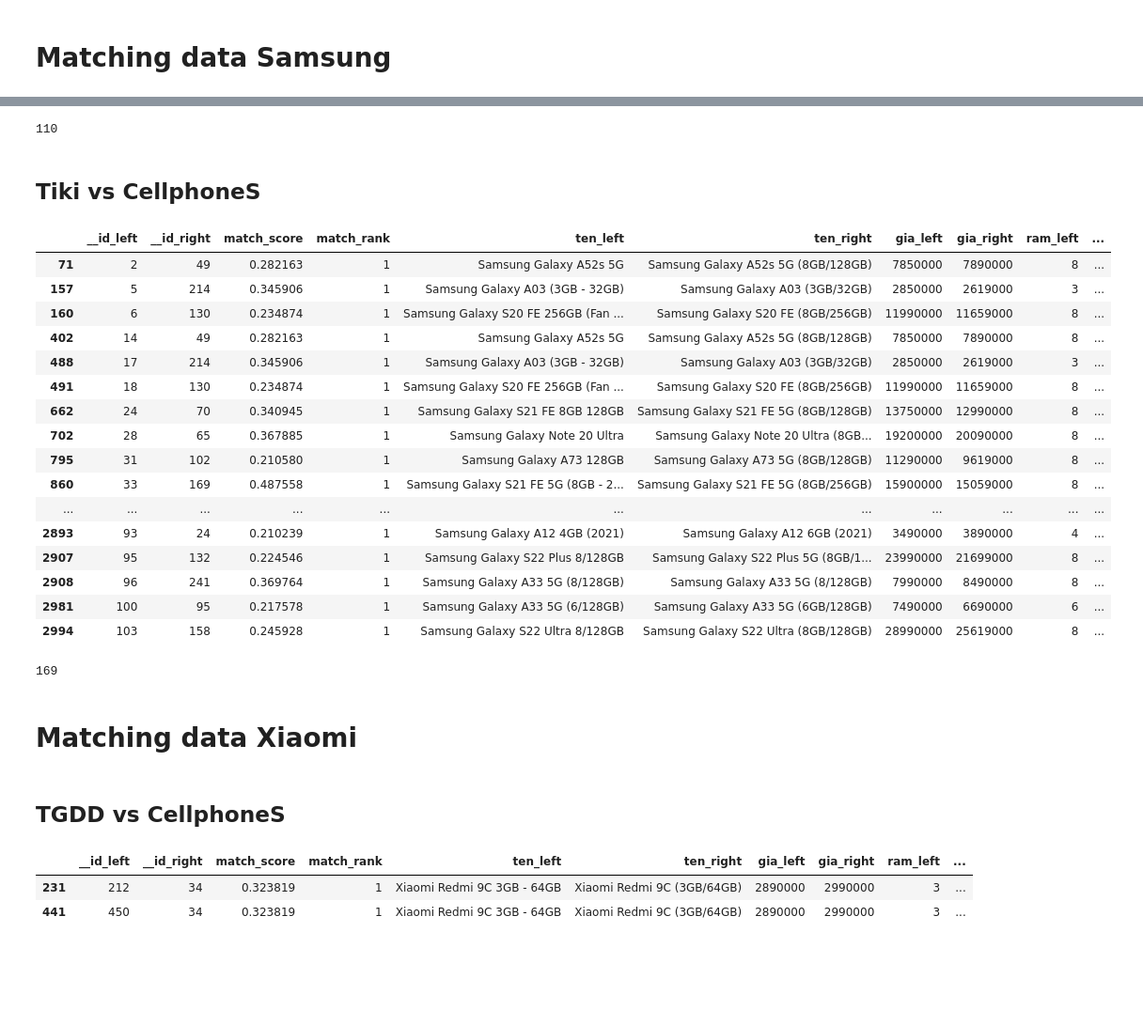
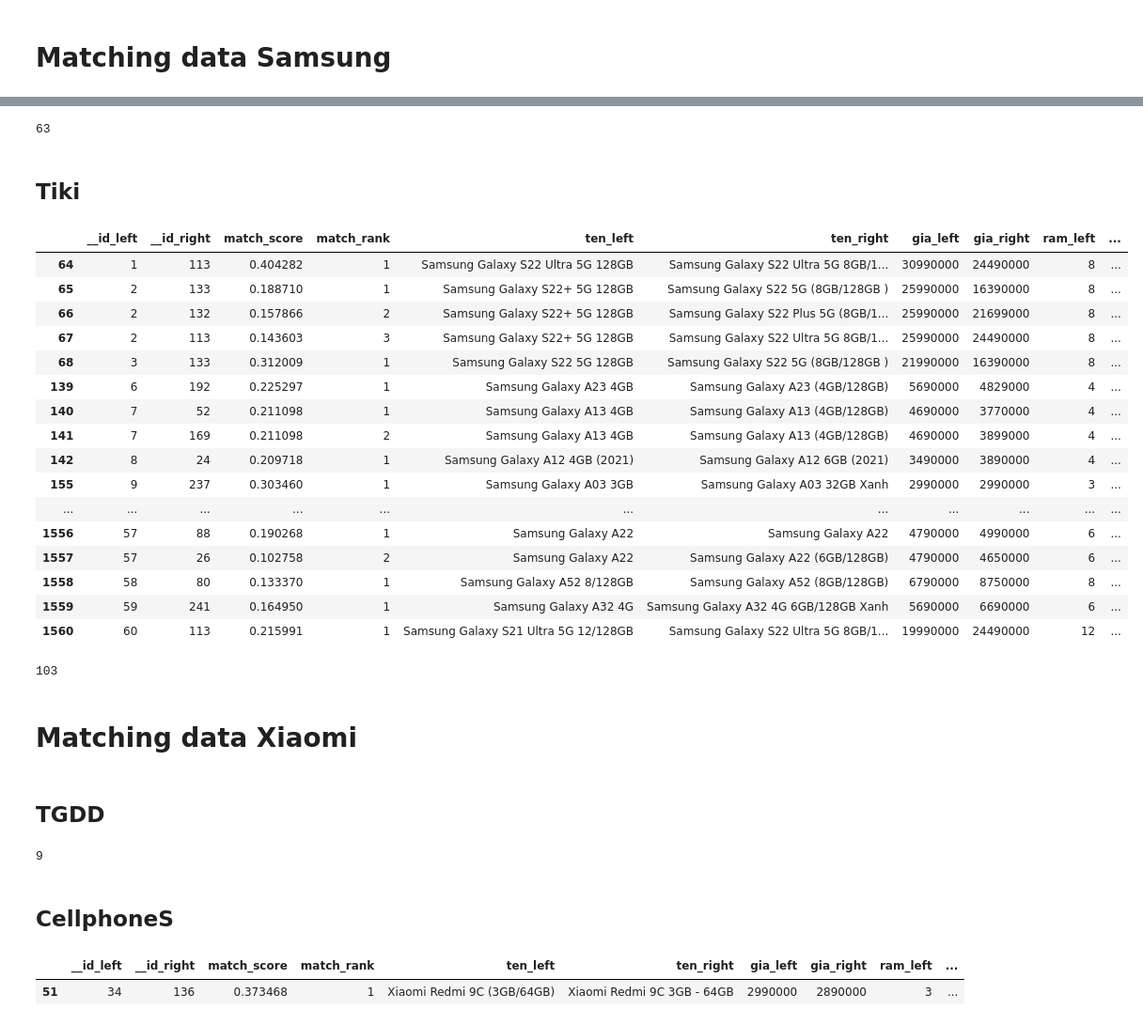
Before and after one commit to tqgminh/data_integration, a Jupyter notebook: data_matching.ipynb, the cells around one changed output, grey strips where cells are left out. Shown at 94% size. Cells and saved outputs as stored; diff of their text form; code cells hidden in the pictures; blank space fills up the shorter version.

Commit message:
data matching

```diff
--- a/data_matching.ipynb
+++ b/data_matching.ipynb
@@ -161,0 +155,3 @@ print(len(apple_df))
+# %%
+ss_df = ss_tgdd_df
+len(ss_df)
@@ -179,8 +174,10 @@ ss_matcher
 # %%
-values = ss_matcher['__id_right'].tolist()
-ss_tgdd_df = ss_tgdd_df.query("id not in @values")
+values = ss_matcher['__id_right'].unique().tolist()
+values.remove(112)
+values.remove(39)
+ss_cps_df = ss_cps_df.query("id not in @values")
 
-ss_df = pd.concat([ss_cps_df, ss_tgdd_df])
+ss_df = pd.concat([ss_df, ss_cps_df])
 ss_df = ss_df.reset_index(drop=True)
 ss_df['id'] = ss_df.index
 print(len(ss_df))
@@ -214,5 +210,10 @@ ss_matcher
 # %%
-values = ss_matcher['__id_right'].tolist()
+values = ss_matcher['__id_right'].unique().tolist()
+values.remove(61)
+values.remove(53)
+values.remove(59)
+values.remove(14)
+values.remove(111)
 ss_vt_df = ss_vt_df.query("id not in @values")
 
 ss_df = pd.concat([ss_df, ss_vt_df])
@@ -220,34 +221,36 @@ ss_df = ss_df.reset_index(drop=True)
 ss_df['id'] = ss_df.index
 print(len(ss_df))
 # %% [output]
-110
+63
 # %% [markdown]
-## Tiki vs CellphoneS
+## Tiki
 # %%
 ss_matcher = fuzzymatcher.link_table(ss_df, ss_tiki_df, left_on, right_on, left_id_col = "id", right_id_col = "id")
-ss_matcher = ss_matcher[ss_matcher['match_score'] > 0.2]
-ss_matcher = ss_matcher[ss_matcher['match_rank'] == 1]
+ss_matcher = ss_matcher[ss_matcher['match_score'] > 0.1]
 ss_matcher
 # %% [output]
 |  | __id_left | __id_right | match_score | match_rank | ten_left | ten_right | gia_left | gia_right | ram_left | ... |
-| 71 | 2 | 49 | 0.282163 | 1 | Samsung Galaxy A52s 5G | Samsung Galaxy A52s 5G (8GB/128GB) | 7850000 | 7890000 | 8 | ... |
-| 157 | 5 | 214 | 0.345906 | 1 | Samsung Galaxy A03 (3GB - 32GB) | Samsung Galaxy A03 (3GB/32GB) | 2850000 | 2619000 | 3 | ... |
-| 160 | 6 | 130 | 0.234874 | 1 | Samsung Galaxy S20 FE 256GB (Fan ... | Samsung Galaxy S20 FE (8GB/256GB) | 11990000 | 11659000 | 8 | ... |
-| 402 | 14 | 49 | 0.282163 | 1 | Samsung Galaxy A52s 5G | Samsung Galaxy A52s 5G (8GB/128GB) | 7850000 | 7890000 | 8 | ... |
-| 488 | 17 | 214 | 0.345906 | 1 | Samsung Galaxy A03 (3GB - 32GB) | Samsung Galaxy A03 (3GB/32GB) | 2850000 | 2619000 | 3 | ... |
-| 491 | 18 | 130 | 0.234874 | 1 | Samsung Galaxy S20 FE 256GB (Fan ... | Samsung Galaxy S20 FE (8GB/256GB) | 11990000 | 11659000 | 8 | ... |
-| 662 | 24 | 70 | 0.340945 | 1 | Samsung Galaxy S21 FE 8GB 128GB | Samsung Galaxy S21 FE 5G (8GB/128GB) | 13750000 | 12990000 | 8 | ... |
-| 702 | 28 | 65 | 0.367885 | 1 | Samsung Galaxy Note 20 Ultra | Samsung Galaxy Note 20 Ultra (8GB... | 19200000 | 20090000 | 8 | ... |
-| 795 | 31 | 102 | 0.210580 | 1 | Samsung Galaxy A73 128GB | Samsung Galaxy A73 5G (8GB/128GB) | 11290000 | 9619000 | 8 | ... |
-| 860 | 33 | 169 | 0.487558 | 1 | Samsung Galaxy S21 FE 5G (8GB - 2... | Samsung Galaxy S21 FE 5G (8GB/256GB) | 15900000 | 15059000 | 8 | ... |
+| 64 | 1 | 113 | 0.404282 | 1 | Samsung Galaxy S22 Ultra 5G 128GB | Samsung Galaxy S22 Ultra 5G 8GB/1... | 30990000 | 24490000 | 8 | ... |
+| 65 | 2 | 133 | 0.188710 | 1 | Samsung Galaxy S22+ 5G 128GB | Samsung Galaxy S22 5G (8GB/128GB ) | 25990000 | 16390000 | 8 | ... |
+| 66 | 2 | 132 | 0.157866 | 2 | Samsung Galaxy S22+ 5G 128GB | Samsung Galaxy S22 Plus 5G (8GB/1... | 25990000 | 21699000 | 8 | ... |
+| 67 | 2 | 113 | 0.143603 | 3 | Samsung Galaxy S22+ 5G 128GB | Samsung Galaxy S22 Ultra 5G 8GB/1... | 25990000 | 24490000 | 8 | ... |
+| 68 | 3 | 133 | 0.312009 | 1 | Samsung Galaxy S22 5G 128GB | Samsung Galaxy S22 5G (8GB/128GB ) | 21990000 | 16390000 | 8 | ... |
+| 139 | 6 | 192 | 0.225297 | 1 | Samsung Galaxy A23 4GB | Samsung Galaxy A23 (4GB/128GB) | 5690000 | 4829000 | 4 | ... |
+| 140 | 7 | 52 | 0.211098 | 1 | Samsung Galaxy A13 4GB | Samsung Galaxy A13 (4GB/128GB) | 4690000 | 3770000 | 4 | ... |
+| 141 | 7 | 169 | 0.211098 | 2 | Samsung Galaxy A13 4GB | Samsung Galaxy A13 (4GB/128GB) | 4690000 | 3899000 | 4 | ... |
+| 142 | 8 | 24 | 0.209718 | 1 | Samsung Galaxy A12 4GB (2021) | Samsung Galaxy A12 6GB (2021) | 3490000 | 3890000 | 4 | ... |
+| 155 | 9 | 237 | 0.303460 | 1 | Samsung Galaxy A03 3GB | Samsung Galaxy A03 32GB Xanh | 2990000 | 2990000 | 3 | ... |
 | ... | ... | ... | ... | ... | ... | ... | ... | ... | ... | ... |
-| 2893 | 93 | 24 | 0.210239 | 1 | Samsung Galaxy A12 4GB (2021) | Samsung Galaxy A12 6GB (2021) | 3490000 | 3890000 | 4 | ... |
-| 2907 | 95 | 132 | 0.224546 | 1 | Samsung Galaxy S22 Plus 8/128GB | Samsung Galaxy S22 Plus 5G (8GB/1... | 23990000 | 21699000 | 8 | ... |
-| 2908 | 96 | 241 | 0.369764 | 1 | Samsung Galaxy A33 5G (8/128GB) | Samsung Galaxy A33 5G (8/128GB) | 7990000 | 8490000 | 8 | ... |
-| 2981 | 100 | 95 | 0.217578 | 1 | Samsung Galaxy A33 5G (6/128GB) | Samsung Galaxy A33 5G (6GB/128GB) | 7490000 | 6690000 | 6 | ... |
-| 2994 | 103 | 158 | 0.245928 | 1 | Samsung Galaxy S22 Ultra 8/128GB | Samsung Galaxy S22 Ultra (8GB/128GB) | 28990000 | 25619000 | 8 | ... |
+| 1556 | 57 | 88 | 0.190268 | 1 | Samsung Galaxy A22 | Samsung Galaxy A22 | 4790000 | 4990000 | 6 | ... |
+| 1557 | 57 | 26 | 0.102758 | 2 | Samsung Galaxy A22 | Samsung Galaxy A22 (6GB/128GB) | 4790000 | 4650000 | 6 | ... |
+| 1558 | 58 | 80 | 0.133370 | 1 | Samsung Galaxy A52 8/128GB | Samsung Galaxy A52 (8GB/128GB) | 6790000 | 8750000 | 8 | ... |
+| 1559 | 59 | 241 | 0.164950 | 1 | Samsung Galaxy A32 4G | Samsung Galaxy A32 4G 6GB/128GB Xanh | 5690000 | 6690000 | 6 | ... |
+| 1560 | 60 | 113 | 0.215991 | 1 | Samsung Galaxy S21 Ultra 5G 12/128GB | Samsung Galaxy S22 Ultra 5G 8GB/1... | 19990000 | 24490000 | 12 | ... |
 # %%
-values = ss_matcher['__id_right'].tolist()
+values = ss_matcher['__id_right'].unique().tolist()
+values.remove(169)
+values.remove(24)
+values.remove(177)
 ss_tiki_df = ss_tiki_df.query("id not in @values")
 
 ss_df = pd.concat([ss_df, ss_tiki_df])
@@ -255,17 +258,23 @@ ss_df = ss_df.reset_index(drop=True)
 ss_df['id'] = ss_df.index
 print(len(ss_df))
 # %% [output]
-169
+103
 # %% [markdown]
 # Matching data Xiaomi
 # %% [markdown]
-## TGDD vs CellphoneS
+## TGDD
+# %%
+xiaomi_df = xiaomi_tgdd_df
+len(xiaomi_df)
+# %% [output]
+9
+# %% [markdown]
+## CellphoneS
 # %%
-xiaomi_matcher = fuzzymatcher.link_table(xiaomi_cps_df, xiaomi_tgdd_df, left_on, right_on, left_id_col = "id", right_id_col = "id")
+xiaomi_matcher = fuzzymatcher.link_table(xiaomi_df, xiaomi_cps_df, left_on, right_on, left_id_col = "id", right_id_col = "id")
 xiaomi_matcher = xiaomi_matcher[xiaomi_matcher['match_score'] > 0.3]
 xiaomi_matcher
 # %% [output]
 |  | __id_left | __id_right | match_score | match_rank | ten_left | ten_right | gia_left | gia_right | ram_left | ... |
-| 231 | 212 | 34 | 0.323819 | 1 | Xiaomi Redmi 9C 3GB - 64GB | Xiaomi Redmi 9C (3GB/64GB) | 2890000 | 2990000 | 3 | ... |
-| 441 | 450 | 34 | 0.323819 | 1 | Xiaomi Redmi 9C 3GB - 64GB | Xiaomi Redmi 9C (3GB/64GB) | 2890000 | 2990000 | 3 | ... |
+| 51 | 34 | 136 | 0.373468 | 1 | Xiaomi Redmi 9C (3GB/64GB) | Xiaomi Redmi 9C 3GB - 64GB | 2990000 | 2890000 | 3 | ... |
 # %%
```
Also changed, not shown: parts of 53 cells of this notebook, 7 other files.
